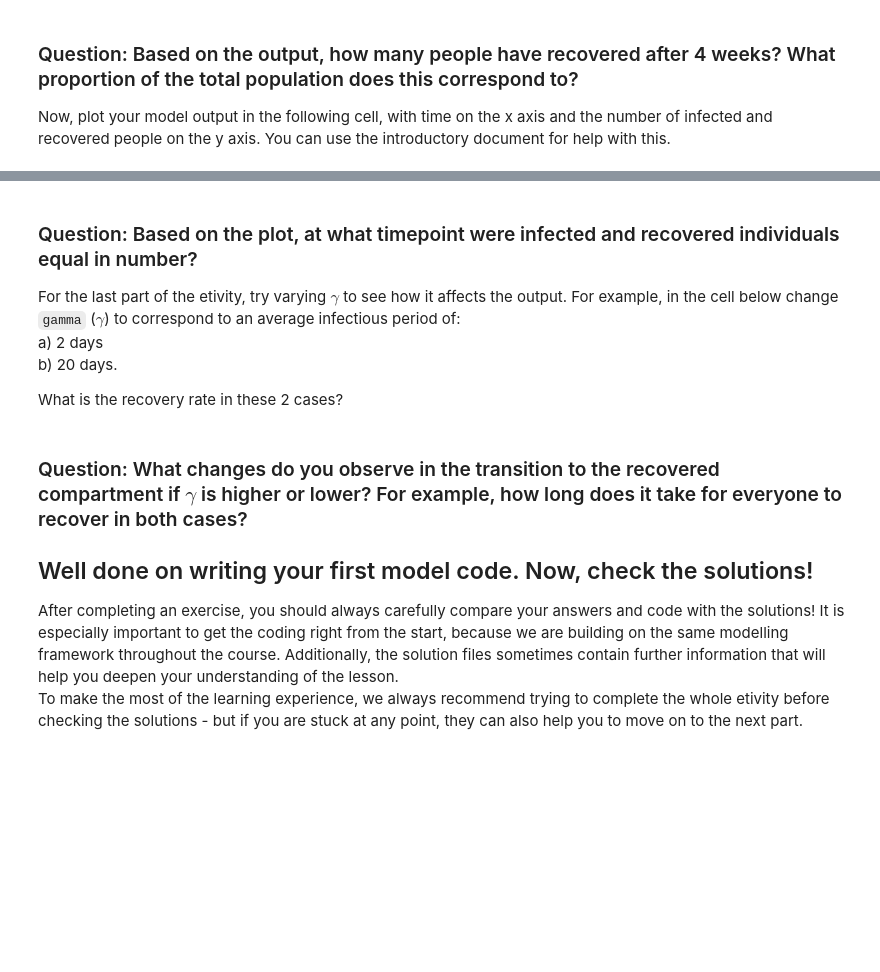
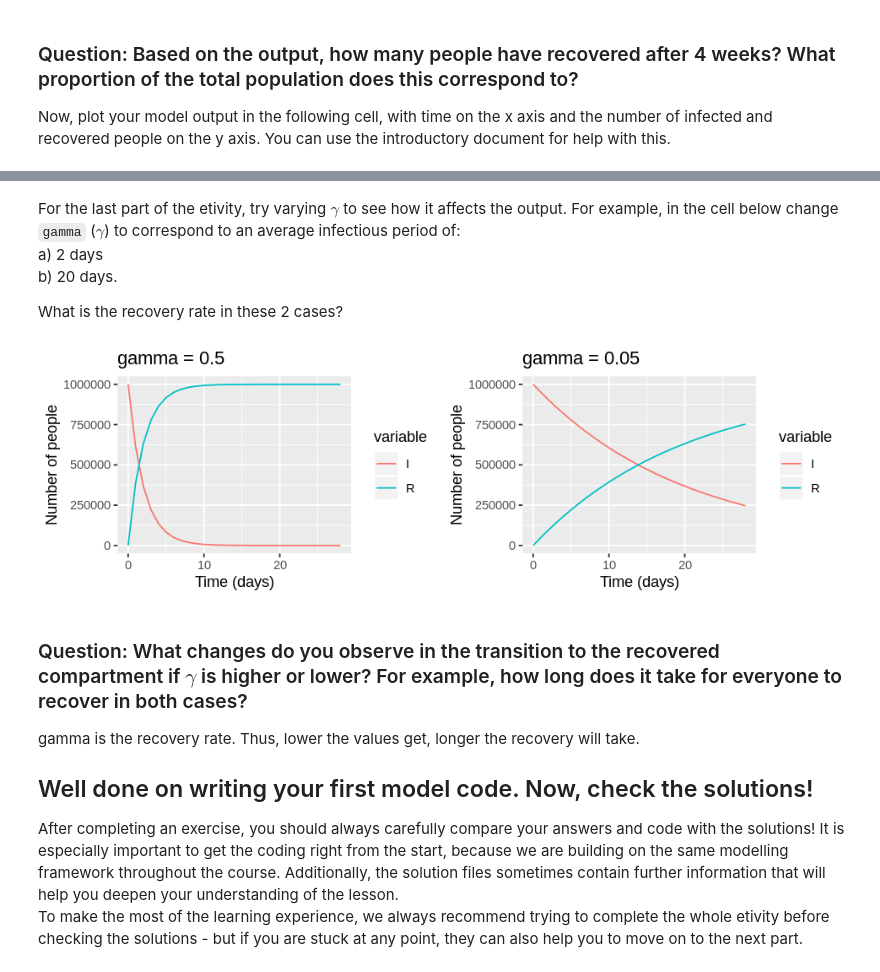
Before and after one commit to Arashlf/Developing-the-SIR-Model-ICL, a Jupyter notebook: Week 1/Mod_1_notebook_1_Modelling_an_Infected_Cohort.ipynb, the cells around one changed output, grey strips where cells are left out. Saved outputs shown, nothing was run; the diff lists cells and outputs as text; code cells hidden in the pictures; blank space fills up the shorter version.

````diff
--- a/Week 1/Mod_1_notebook_1_Modelling_an_Infected_Cohort.ipynb
+++ b/Week 1/Mod_1_notebook_1_Modelling_an_Infected_Cohort.ipynb
@@ -115,22 +156,60 @@ ggplot(data = #YOUR CODE#,          # specify object containing data to plot
 # %% [markdown]
-### Question: Based on the plot, at what timepoint were infected and recovered individuals equal in number?
-
 For the last part of the etivity, try varying $\gamma$ to see how it affects the output. For example, in the cell below change ```gamma``` ($\gamma$) to correspond to an average infectious period of:
 a) 2 days
 b) 20 days.
 
 What is the recovery rate in these 2 cases?
 # %%
-parameters <- c(gamma = #YOUR CODE#)
-output <- #COPY-PASTE CODE FROM ABOVE#
+parameters <- c(gamma = 0.5)
+output <- as.data.frame(ode(y = initial_state_values,
+                            times = times,
+                            func = cohort_model,
+                            parms = parameters))
 
 # Since the initial number in each compartment and
 # the timesteps of interest haven't changed,
 # these are the only parts of the code we need to rerun.
 
 # Now, copy-paste your plot code from above here to visualise the output.
+output_long <- melt(as.data.frame(output), id = "time")
+
+# Plot the number of people in each compartment over time
+p1 <- ggplot(data = output_long,          # specify object containing data to plot
+       aes(x = time, y = value, group = variable, colour = variable)) +   # assign columns to axes and groups
+  geom_line() +                     # represent data as lines
+  xlab("Time (days)") +             # add label for x axis
+  ylab("Number of people") +        # add label for y axis
+  ggtitle("gamma = 0.5")
+# %%
+parameters <- c(gamma = 0.05)
+output <- as.data.frame(ode(y = initial_state_values,
+                            times = times,
+                            func = cohort_model,
+                            parms = parameters))
+
+# Since the initial number in each compartment and
+# the timesteps of interest haven't changed,
+# these are the only parts of the code we need to rerun.
+
+# Now, copy-paste your plot code from above here to visualise the output.
+output_long <- melt(as.data.frame(output), id = "time")
+
+# Plot the number of people in each compartment over time
+p2 <- ggplot(data = output_long,          # specify object containing data to plot
+       aes(x = time, y = value, group = variable, colour = variable)) +   # assign columns to axes and groups
+  geom_line() +                     # represent data as lines
+  xlab("Time (days)") +             # add label for x axis
+  ylab("Number of people") +        # add label for y axis
+  ggtitle("gamma = 0.05")
+# %%
+library(gridExtra)
+options(repr.plot.width = 8, repr.plot.height = 2.5)
+grid.arrange(p1, p2, nrow = 1)
+# %% [output]
+[figure, added]
 # %% [markdown]
 ### Question: What changes do you observe in the transition to the recovered compartment if $\gamma$ is higher or lower? For example, how long does it take for everyone to recover in both cases?
+gamma is the recovery rate. Thus, lower the values get, longer the recovery will take.
 
 ## Well done on writing your first model code. Now, check the solutions!
 
````
Also changed, not shown: parts of 9 cells of this notebook.
